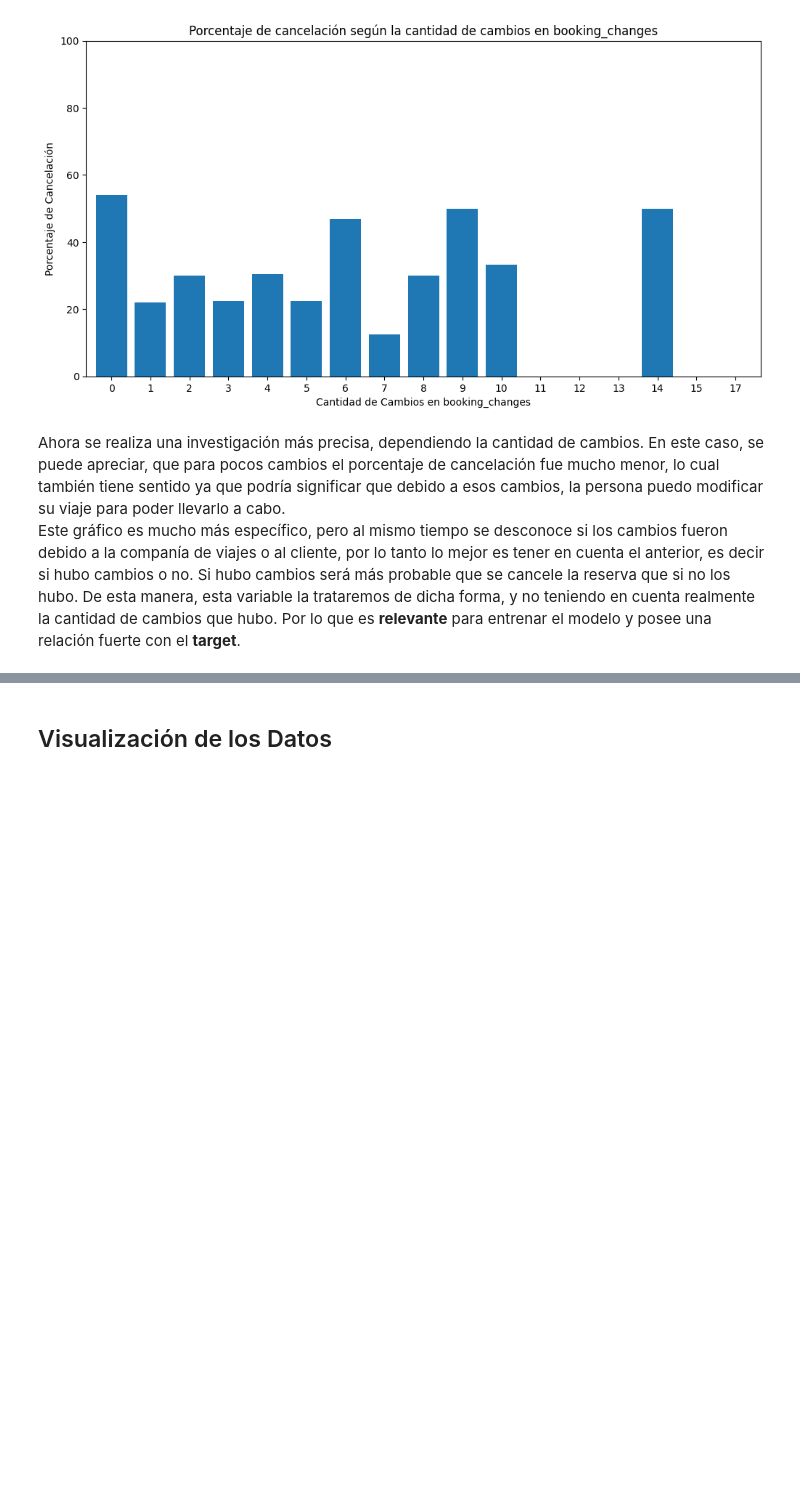
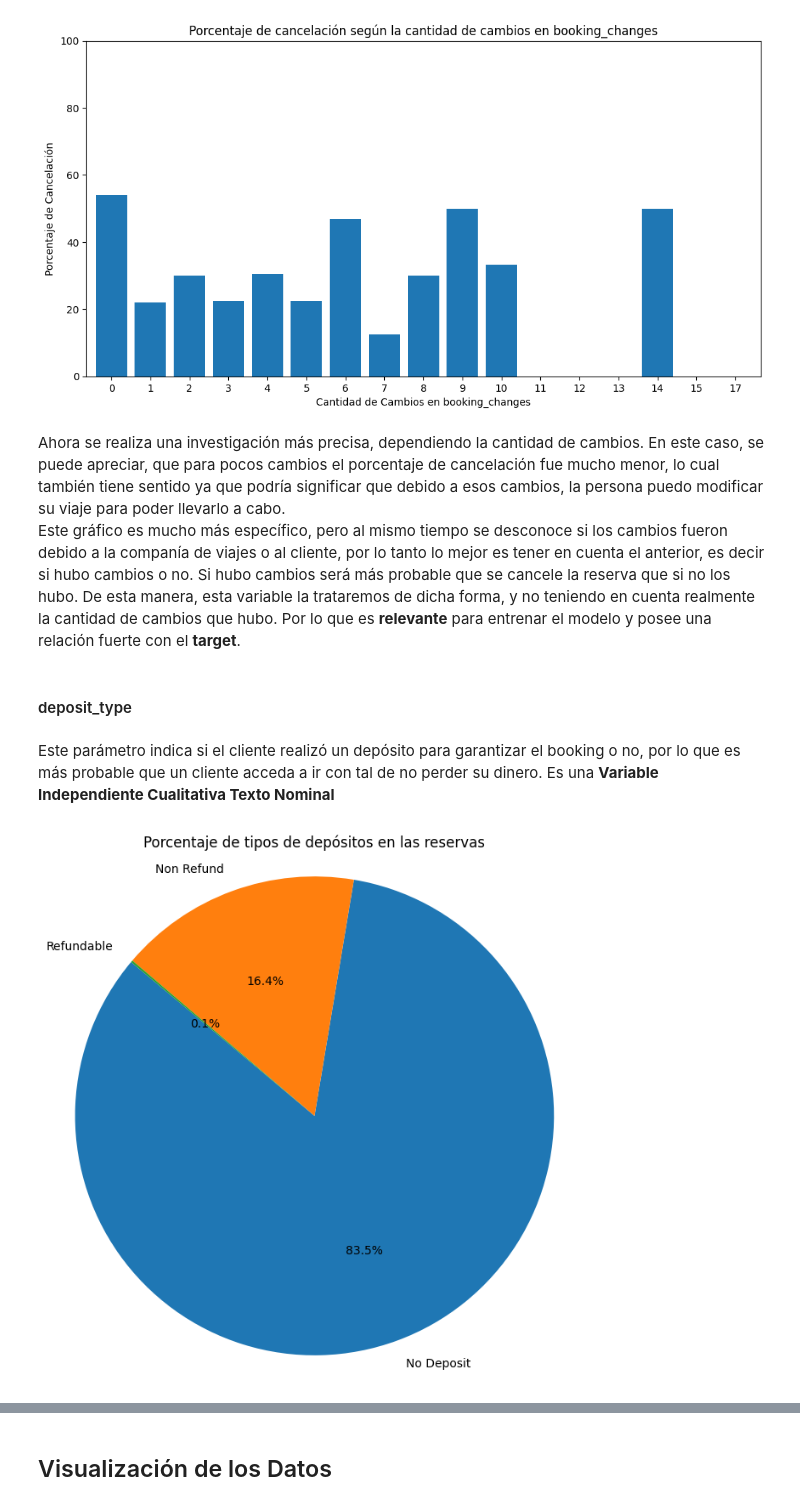
Before and after one commit to InspectorDave/OrgaDeDatos-TPs, a Jupyter notebook: 7506R_TP1_GRUPO11_CHP1_ENTREGA.ipynb, the cells around one changed output, grey strips where cells are left out. Drawn from its saved outputs; the diff is of its cells as text; code cells hidden in the pictures; blank space fills up the shorter version.

Commit message:
deposit_type

```diff
--- a/7506R_TP1_GRUPO11_CHP1_ENTREGA.ipynb
+++ b/7506R_TP1_GRUPO11_CHP1_ENTREGA.ipynb
@@ -1348,3 +1348,17 @@ plt.show()
 # %% [markdown]
 Ahora se realiza una investigación más precisa, dependiendo la cantidad de cambios. En este caso, se puede apreciar, que para pocos cambios el porcentaje de cancelación fue mucho menor, lo cual también tiene sentido ya que podría significar que debido a esos cambios, la persona puedo modificar su viaje para poder llevarlo a cabo.
 Este gráfico es mucho más específico, pero al mismo tiempo se desconoce si los cambios fueron debido a la companía de viajes o al cliente, por lo tanto lo mejor es tener en cuenta el anterior, es decir si hubo cambios o no. Si hubo cambios será más probable que se cancele la reserva que si no los hubo. De esta manera, esta variable la trataremos de dicha forma, y no teniendo en cuenta realmente la cantidad de cambios que hubo. Por lo que es **relevante** para entrenar el modelo y posee una relación fuerte con el **target**.
+# %% [markdown]
+#### deposit_type
+# %% [markdown]
+Este parámetro indica si el cliente realizó un depósito para garantizar el booking o no, por lo que es más probable que un cliente acceda a ir con tal de no perder su dinero. Es una **Variable Independiente Cualitativa Texto Nominal**
+# %%
+deposit_type_counts = hotels_df['deposit_type'].value_counts()
+
+plt.figure(figsize=(8, 8))
+plt.pie(deposit_type_counts, labels=deposit_type_counts.index, autopct='%1.1f%%', startangle=140)
+plt.title('Porcentaje de tipos de depósitos en las reservas')
+plt.axis('equal')
+plt.show()
+# %% [output]
+[figure, added]
```
Also changed, not shown: parts of 4 cells of this notebook.
